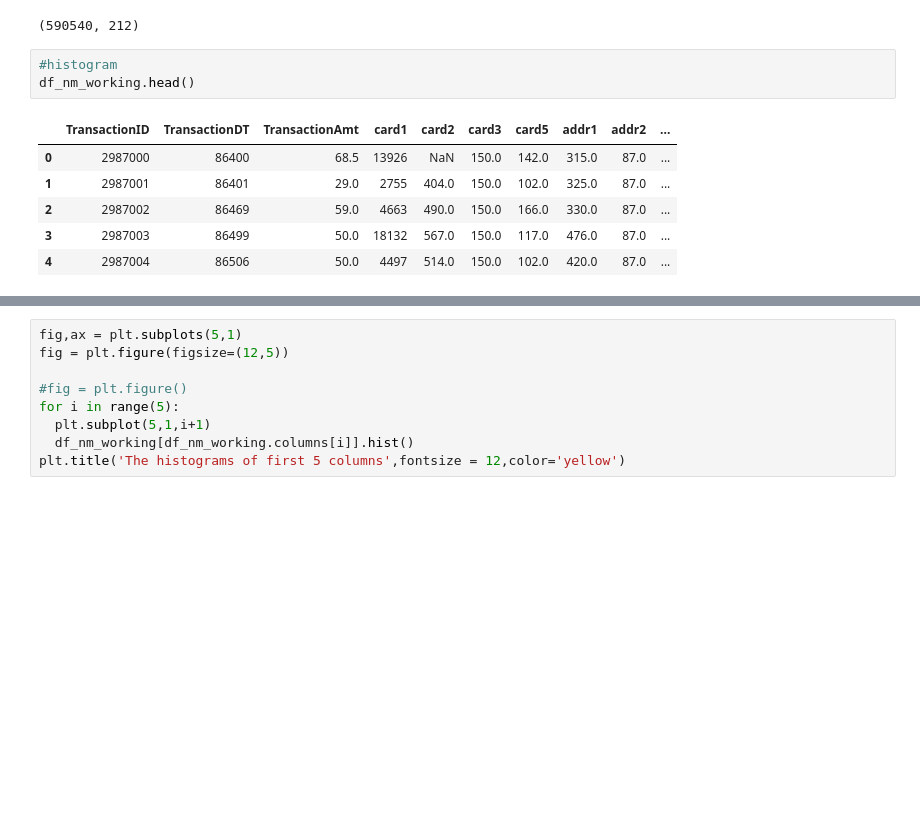
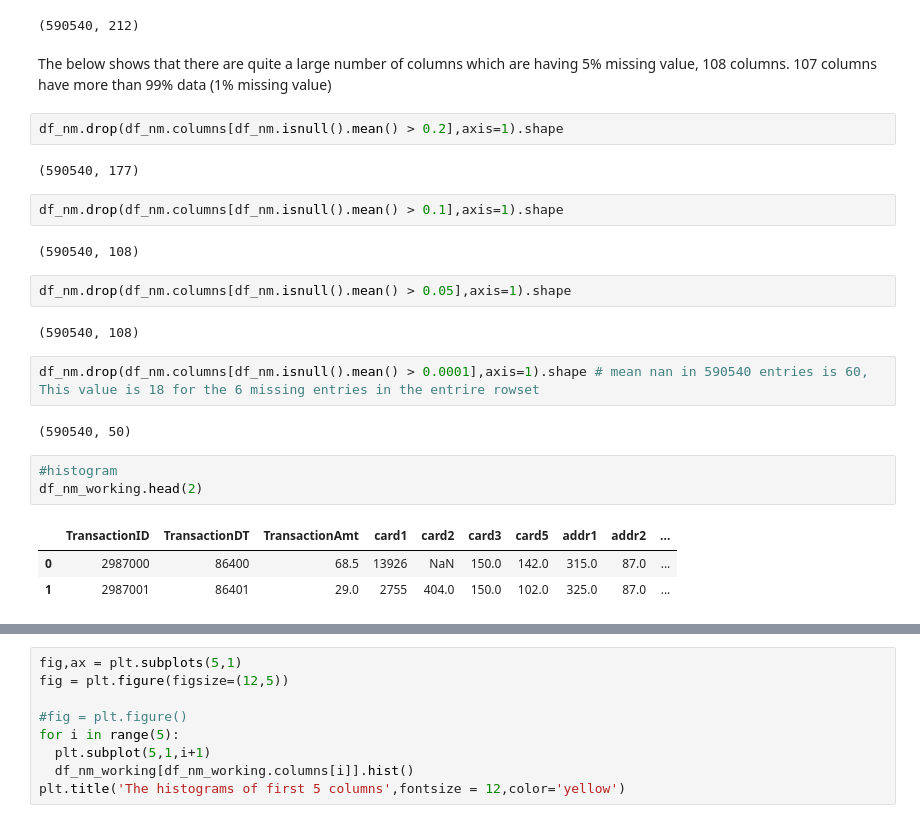
Before and after one commit to rajatdash/wip, a Jupyter notebook: project_Frauddetection_ML_10Nov2019.ipynb, the cells around one changed output, grey strips where cells are left out. Saved outputs shown, nothing was run; the diff lists cells and outputs as text; blank space fills up the shorter version.

```diff
--- a/project_Frauddetection_ML_10Nov2019.ipynb
+++ b/project_Frauddetection_ML_10Nov2019.ipynb
@@ -106,13 +106,28 @@ df_nm_working = df_nm.drop(cols,axis=1)
 df_nm_working.shape
 # %% [output]
 (590540, 212)
+# %% [markdown]
+The below shows that there are quite a large number of columns which are having 5% missing value, 108 columns. 107 columns have more than 99% data (1% missing value)
+# %%
+df_nm.drop(df_nm.columns[df_nm.isnull().mean() > 0.2],axis=1).shape
+# %% [output]
+(590540, 177)
+# %%
+df_nm.drop(df_nm.columns[df_nm.isnull().mean() > 0.1],axis=1).shape
+# %% [output]
+(590540, 108)
+# %%
+df_nm.drop(df_nm.columns[df_nm.isnull().mean() > 0.05],axis=1).shape
+# %% [output]
+(590540, 108)
+# %%
+df_nm.drop(df_nm.columns[df_nm.isnull().mean() > 0.0001],axis=1).shape # mean nan in 590540 entries is 60, This value is 18 for the 6 missing entries in the entrire rowset
+# %% [output]
+(590540, 50)
 # %%
 #histogram
-df_nm_working.head()
+df_nm_working.head(2)
 # %% [output]
 |  | TransactionID | TransactionDT | TransactionAmt | card1 | card2 | card3 | card5 | addr1 | addr2 | ... |
 | 0 | 2987000 | 86400 | 68.5 | 13926 | NaN | 150.0 | 142.0 | 315.0 | 87.0 | ... |
 | 1 | 2987001 | 86401 | 29.0 | 2755 | 404.0 | 150.0 | 102.0 | 325.0 | 87.0 | ... |
-| 2 | 2987002 | 86469 | 59.0 | 4663 | 490.0 | 150.0 | 166.0 | 330.0 | 87.0 | ... |
-| 3 | 2987003 | 86499 | 50.0 | 18132 | 567.0 | 150.0 | 117.0 | 476.0 | 87.0 | ... |
-| 4 | 2987004 | 86506 | 50.0 | 4497 | 514.0 | 150.0 | 102.0 | 420.0 | 87.0 | ... |
```
Also changed, not shown: parts of 28 cells of this notebook.
